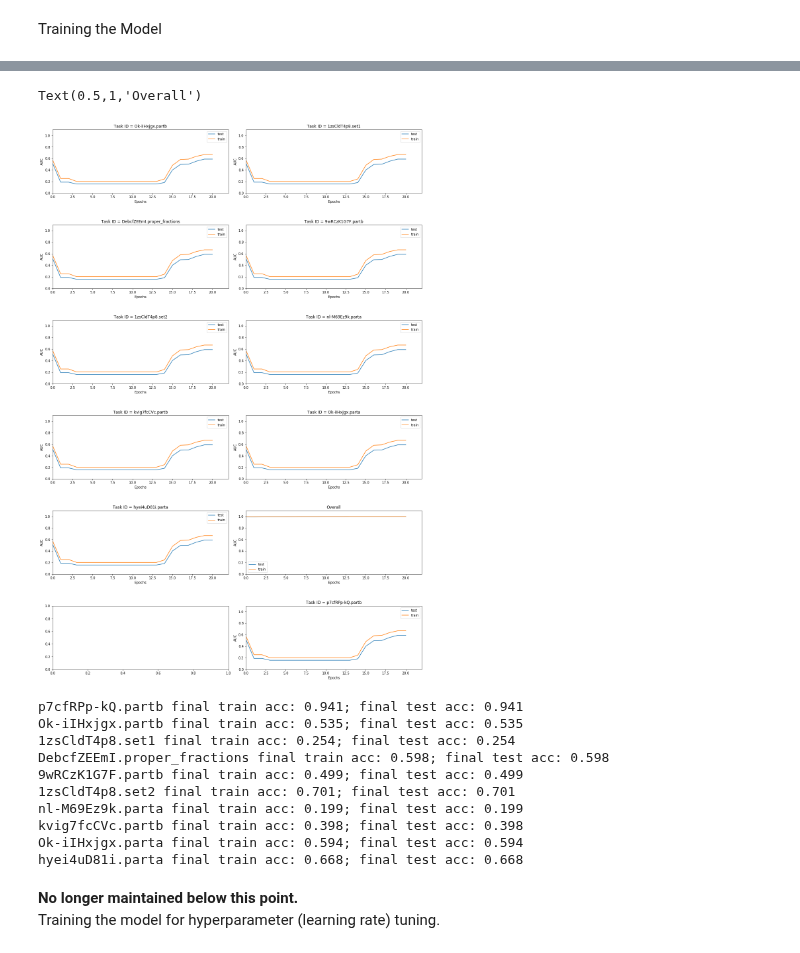
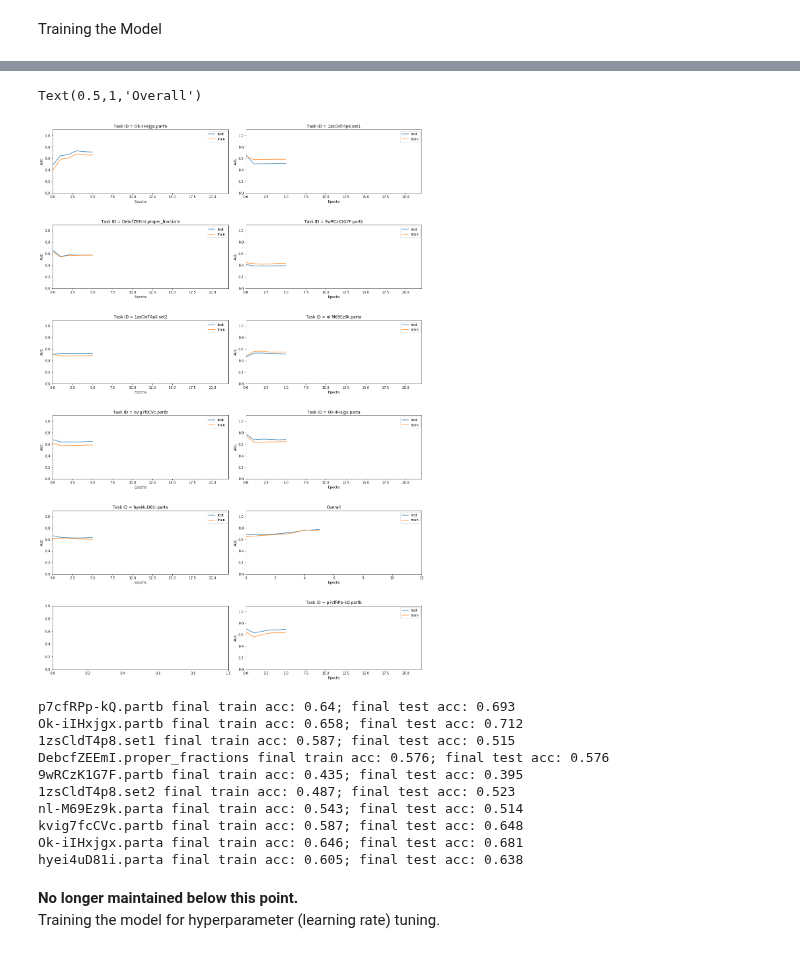
Before and after one commit to aroraakshit/deep_knowledge_tracing, a Jupyter notebook: notebooks/combined_model.ipynb, the cells around one changed output, grey strips where cells are left out. Cells and saved outputs as stored; diff of their text form; code cells hidden in the pictures.

```diff
--- a/notebooks/combined_model.ipynb
+++ b/notebooks/combined_model.ipynb
@@ -355,21 +353,23 @@ def calculate_auc (y_true,y_pred,sequence_lengths=[],plot=False,debug=False):
                 index += 1
         con1_y_true = np.zeros([sum(sequence_lengths)])
         con1_y_pred = np.zeros([sum(sequence_lengths)])
+
         for l in range(sum(sequence_lengths)):
-            index_one = np.argmax(con_y_true)
+            index_one = np.argmax(con_y_true[l])
             if(index_one >= int(length_interaction_vector/2)):
                 index_two = index_one - int(length_interaction_vector/2)
             else:
                 index_two = index_one
                 index_one = index_one + int(length_interaction_vector/2)
-            break
-        for l in range(sum(sequence_lengths)):
             if(np.argmax(con_y_true[l]) == index_one): #true is incorrect
                 con1_y_true[l] = 0.
-                con1_y_pred[l] = con_y_pred[l][index_one]
+                con1_y_pred[l] = 1.0 - con_y_pred[l][index_one]
             elif(np.argmax(con_y_true[l]) == index_two):
                 con1_y_true[l] = 1.
                 con1_y_pred[l] = con_y_pred[l][index_two]
+        debug=False
+        if(debug):
+            print(np.c_[con1_y_true,con1_y_pred])
         fpr, tpr, thresholds = roc_curve(con1_y_true, con1_y_pred)
         #print("tpr: "+str(tpr) + ", fpr: "+str(fpr) + ", thresholds: "+str(thresholds))
         if(plot):
@@ -443,23 +443,27 @@ with tf.Session() as sess:
                 #calculate train and test AUCs on task IDs separately!
                 for idx,i in enumerate(another_2):
                     pred_train = sess.run(pred, feed_dict={x: train_x_list_dict[i], y: train_y_list_dict[i], seqlen_tf: train_seqlen_list_dict[i] ,condition:0})
-                    train_opts_taskid = calculate_auc(train_y_list_dict[i],pred_train,train_seqlen_list_dict[i],debug=True)
+                    if(i=='9wRCzK1G7F.partb' or i=='1zsCldT4p8.set2'):
+                        train_opts_taskid = calculate_auc(train_y_list_dict[i],pred_train,train_seqlen_list_dict[i],debug=True)
+                    else:
+                        train_opts_taskid = calculate_auc(train_y_list_dict[i],pred_train,train_seqlen_list_dict[i])
                     true_all_tasks['train'][i].append(train_y_list_dict[i])
                     predictions_all_tasks['train'][i].append(pred_train)
                     seqlen_all_tasks['train'][i].append(train_opts_taskid)
                     pred_test = sess.run(pred,feed_dict={x: test_x_list_dict[i], y: test_y_list_dict[i], seqlen_tf: test_seqlen_list_dict[i] ,condition:1})
-                    temp_opts_taskid = calculate_auc(test_y_list_dict[i],pred_test,test_seqlen_list_dict[i])
+                    if(i=='9wRCzK1G7F.partb' or i=='1zsCldT4p8.set2'):
+                        temp_opts_taskid = calculate_auc(test_y_list_dict[i],pred_test,test_seqlen_list_dict[i],debug=True)
+                    else:
+                        temp_opts_taskid = calculate_auc(test_y_list_dict[i],pred_test,test_seqlen_list_dict[i])
                     true_all_tasks['test'][i].append(test_y_list_dict[i])
                     predictions_all_tasks['test'][i].append(pred_test)
                     seqlen_all_tasks['test'][i].append(temp_opts_taskid)
                     print(str(i) + " -> Train AUC = "+str(train_opts_taskid) + ", Test AUC: "+str(temp_opts_taskid))
 
 #                 view_point = np.argsort(test_seqlen)[1]
-#                 prediction = sess.run([pred], feed_dict={x: [test_x[view_point]], y: [test_y[view_point]], seqlen_tf: [test_seqlen[view_point]]})
-#                 print("\n\ntrue:\n")
-#                 print(test_x[view_point][:test_seqlen[view_point]])
-#                 print("\n\nprediction\n")
-#                 print(prediction[0][:test_seqlen[view_point]])
+#                 prediction = sess.run(pred, feed_dict={x: [test_x[view_point]], y: [test_y[view_point]], seqlen_tf: [test_seqlen[view_point]],condition:1})
+#                 print("\n\ntrue:prediction\n")
+#                 print(np.c_[test_x[view_point][:test_seqlen[view_point]],prediction[0][:test_seqlen[view_point]]])
                 print("\n\n")
 
         print("Optimization Finished!")
@@ -550,48 +554,48 @@ plt.legend(loc="lower right")
 # %%
 fig, axs = plt.subplots(6,2, figsize=(20, 30), facecolor='w', edgecolor='k')
 fig.subplots_adjust(hspace = .5, wspace=0.1)
 
 axs = axs.ravel()
 
 for i,value in enumerate(another_2):
-    train_auc = seqlen_all_tasks['train'][task_id][:-1]
-    test_auc = seqlen_all_tasks['test'][task_id][:-1]
+    train_auc = seqlen_all_tasks['train'][value][:-1]
+    test_auc = seqlen_all_tasks['test'][value][:-1]
     axs[i-1].plot(test_auc,label='test')
     axs[i-1].plot(train_auc,label='train')
     axs[i-1].set_ylim(0,1.1)
     axs[i-1].set_xlim(0,22)
     axs[i-1].set_xlabel("Epochs")
     axs[i-1].set_ylabel("AUC")
     axs[i-1].legend(loc="best")
     axs[i-1].set_title("Task ID = "+str(value))
 
 train_auc = seqlen_all_tasks['train']['overall'][:-1]
 test_auc = seqlen_all_tasks['test']['overall'][:-1]
 axs[i].plot(test_auc,label='test')
 axs[i].plot(train_auc,label='train')
 axs[i].set_ylim(0,1.1)
-axs[i].set_xlim(0,22)
+axs[i].set_xlim(0,12)
 axs[i].set_xlabel("Epochs")
 axs[i].set_ylabel("AUC")
 axs[i].legend(loc="best")
 axs[i].set_title("Overall")
 # %% [output]
 Text(0.5,1,'Overall')
-[figure, old version]
+[figure, new version]
 # %%
 for i in another_2:
-    print(i + " final train acc: " + str(round(seqlen_all_tasks['train'][i][-2],3)) + "; final test acc: "+str(round(seqlen_all_tasks['train'][i][-2],3)))
+    print(i + " final train acc: " + str(round(seqlen_all_tasks['train'][i][-2],3)) + "; final test acc: "+str(round(seqlen_all_tasks['test'][i][-2],3)))
 # %% [output]
-p7cfRPp-kQ.partb final train acc: 0.941; final test acc: 0.941
-Ok-iIHxjgx.partb final train acc: 0.535; final test acc: 0.535
-1zsCldT4p8.set1 final train acc: 0.254; final test acc: 0.254
-DebcfZEEmI.proper_fractions final train acc: 0.598; final test acc: 0.598
-9wRCzK1G7F.partb final train acc: 0.499; final test acc: 0.499
-1zsCldT4p8.set2 final train acc: 0.701; final test acc: 0.701
-nl-M69Ez9k.parta final train acc: 0.199; final test acc: 0.199
-kvig7fcCVc.partb final train acc: 0.398; final test acc: 0.398
-Ok-iIHxjgx.parta final train acc: 0.594; final test acc: 0.594
-hyei4uD81i.parta final train acc: 0.668; final test acc: 0.668
+p7cfRPp-kQ.partb final train acc: 0.64; final test acc: 0.693
+Ok-iIHxjgx.partb final train acc: 0.658; final test acc: 0.712
+1zsCldT4p8.set1 final train acc: 0.587; final test acc: 0.515
+DebcfZEEmI.proper_fractions final train acc: 0.576; final test acc: 0.576
+9wRCzK1G7F.partb final train acc: 0.435; final test acc: 0.395
+1zsCldT4p8.set2 final train acc: 0.487; final test acc: 0.523
+nl-M69Ez9k.parta final train acc: 0.543; final test acc: 0.514
+kvig7fcCVc.partb final train acc: 0.587; final test acc: 0.648
+Ok-iIHxjgx.parta final train acc: 0.646; final test acc: 0.681
+hyei4uD81i.parta final train acc: 0.605; final test acc: 0.638
 # %% [markdown]
 **No longer maintained below this point.**<br>Training the model for hyperparameter (learning rate) tuning.
 # %%
```
Also changed, not shown: parts of 6 cells of this notebook, 5 other files.
